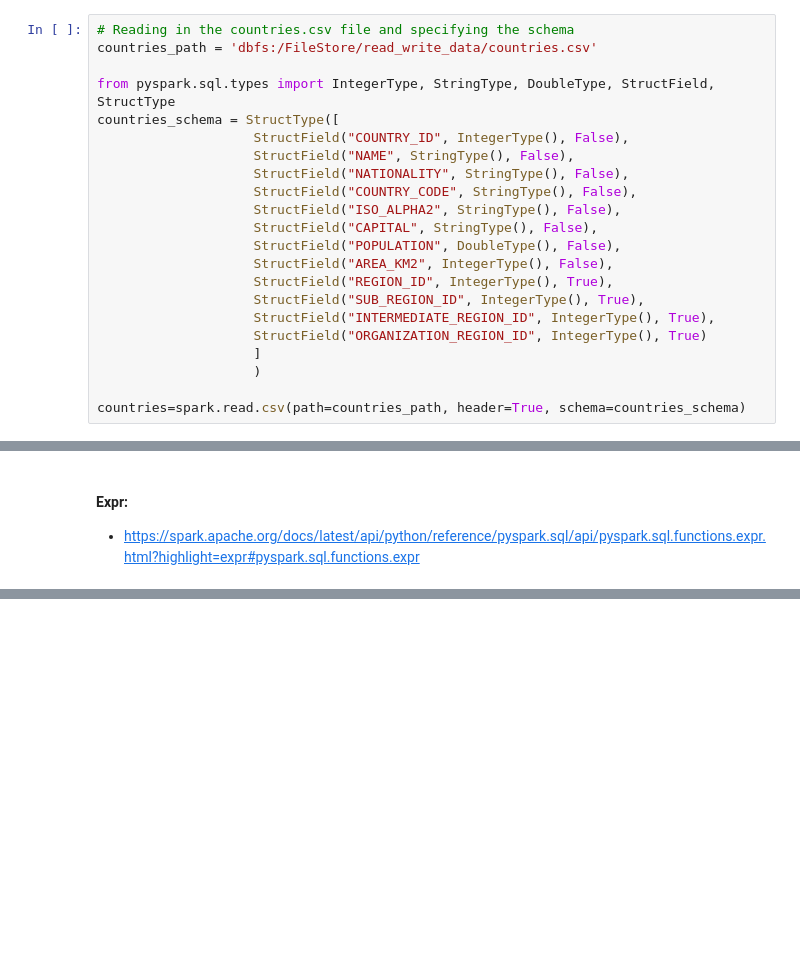
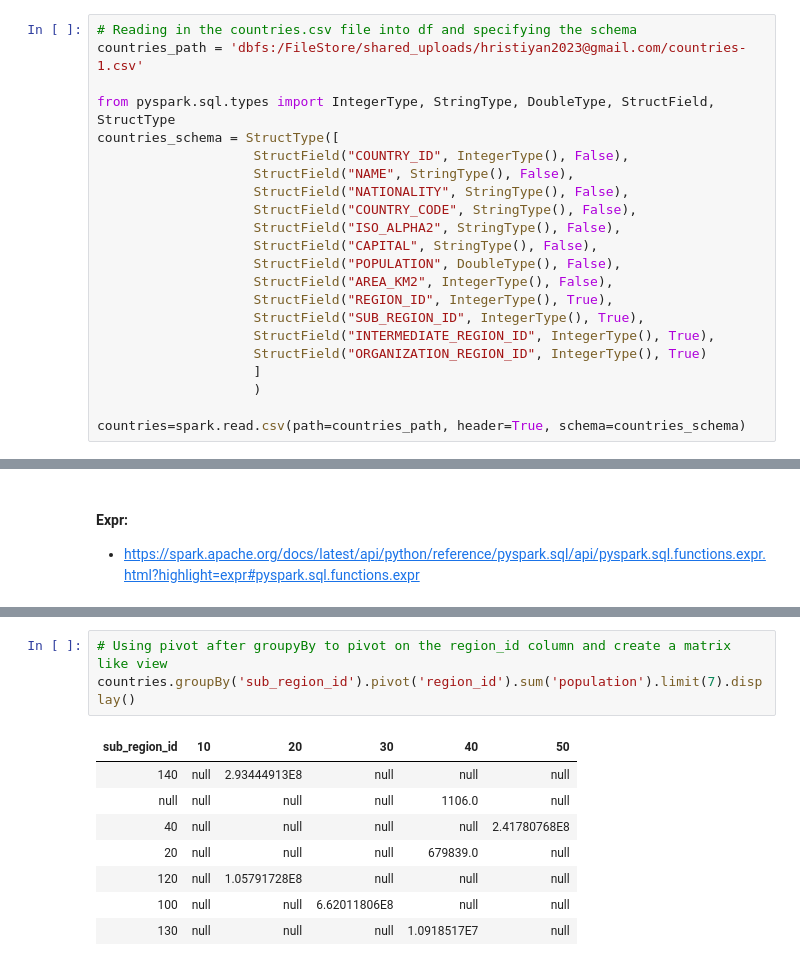
Before and after one commit to HristiyanIvanovski/SparkSQL-data-analysis-and-transformation, a Jupyter notebook: Data transformation.ipynb, the cells around one changed output, grey strips where cells are left out. Cells and saved outputs as stored; diff of their text form; blank space fills up the shorter version.

```diff
--- a/Data transformation.ipynb
+++ b/Data transformation.ipynb
@@ -5,6 +3,6 @@
 # %%
-# Reading in the countries.csv file and specifying the schema
-countries_path = 'dbfs:/FileStore/read_write_data/countries.csv'
+# Reading in the countries.csv file into df and specifying the schema
+countries_path = 'dbfs:/FileStore/shared_uploads/hristiyan2023@gmail.com/countries-1.csv'
 
 from pyspark.sql.types import IntegerType, StringType, DoubleType, StructField, StructType
 countries_schema = StructType([
@@ -264,0 +357,12 @@ countries.withColumn(
+# %%
+# Using pivot after groupyBy to pivot on the region_id column and create a matrix like view
+countries.groupBy('sub_region_id').pivot('region_id').sum('population').limit(7).display()
+# %% [output]
+| sub_region_id | 10 | 20 | 30 | 40 | 50 |
+| 140 | null | 2.93444913E8 | null | null | null |
+| null | null | null | null | 1106.0 | null |
+| 40 | null | null | null | null | 2.41780768E8 |
+| 20 | null | null | null | 679839.0 | null |
+| 120 | null | 1.05791728E8 | null | null | null |
+| 100 | null | null | 6.62011806E8 | null | null |
+| 130 | null | null | null | 1.0918517E7 | null |
```
Also changed, not shown: parts of 22 cells of this notebook.
